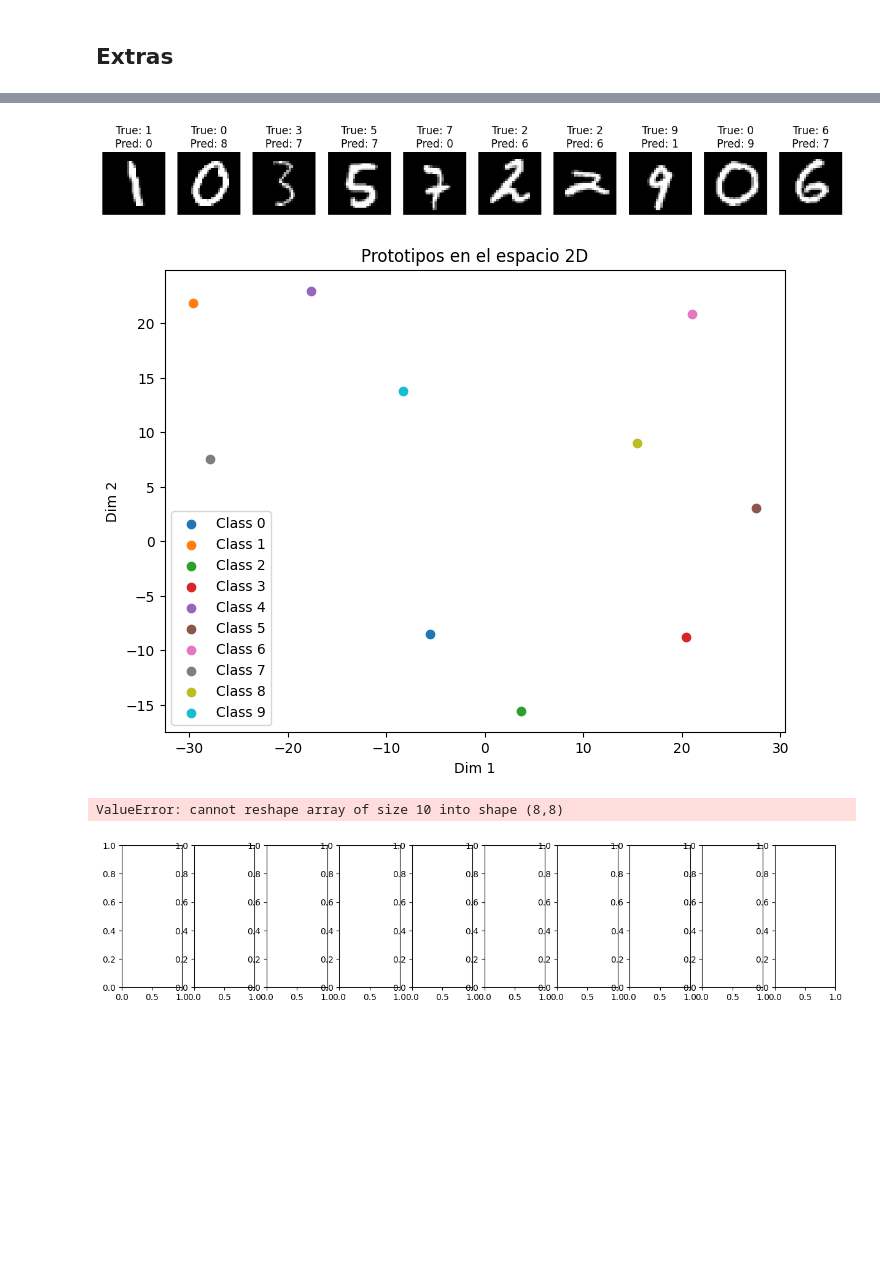
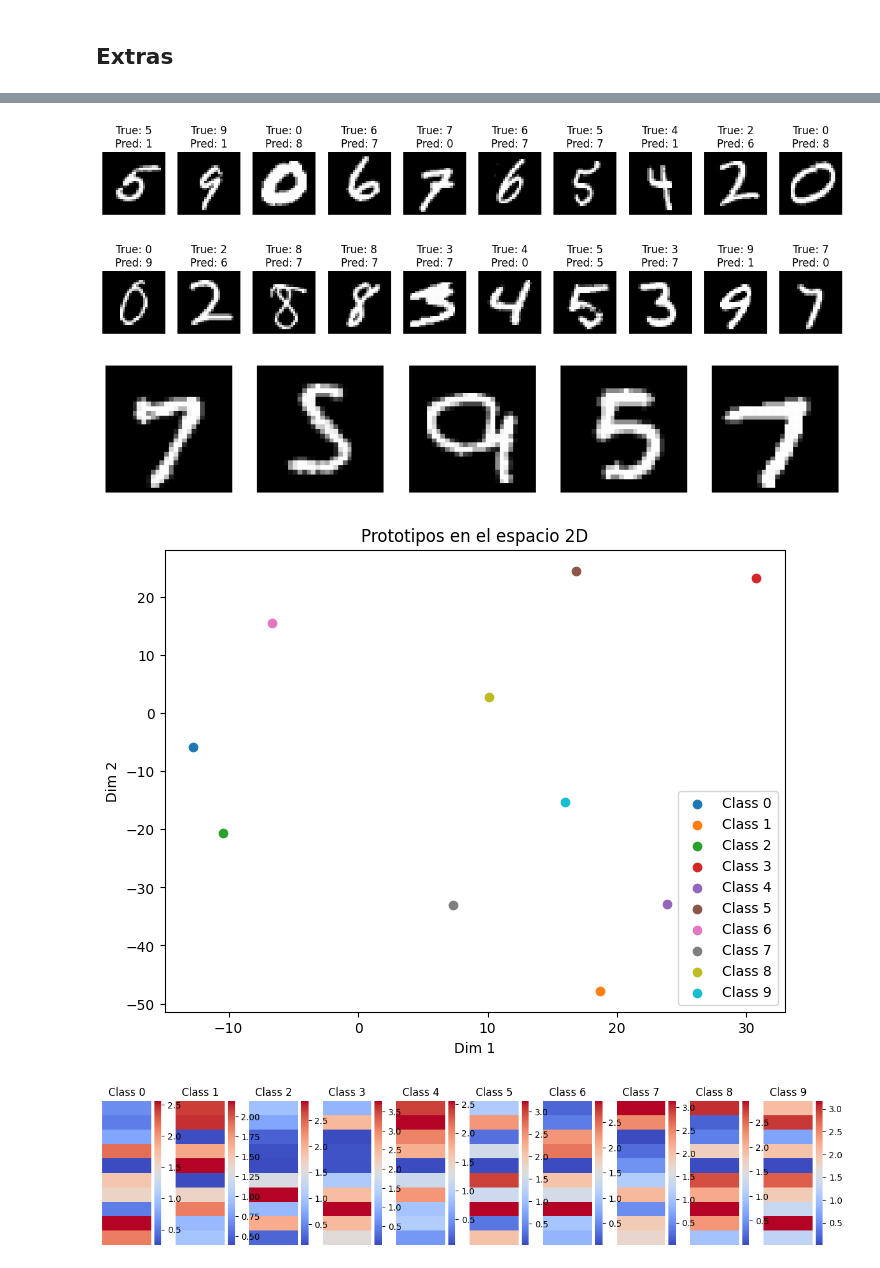
Before and after one commit to sarenales/PrototypesVulnerabilities, a Jupyter notebook: prototipos.ipynb, the cells around one changed output, grey strips where cells are left out. Drawn from its saved outputs; the diff is of its cells as text; code cells hidden in the pictures; blank space fills up the shorter version.

Commit message:
Add files via upload
tiene un buen accuracy en test pero luego las etiquetas reales no coinciden con las predichas 🤯

```diff
--- a/prototipos.ipynb
+++ b/prototipos.ipynb
@@ -23,7 +23,7 @@ def get_parser():
     parser.add_argument('-nep', '--epochs',
                         type=int,
                         help='number of epochs to train for',
-                        default=100)
+                        default=9)
 
     parser.add_argument('-lr', '--learning_rate',
                         type=float,
@@ -568,9 +583,11 @@ import os
 import sys
 import torch
 
-options = get_parser().parse_args()
+options, unknown = get_parser().parse_known_args()
 if not os.path.exists(options.experiment_root):
     os.makedirs(options.experiment_root)
+
+
 
 if torch.cuda.is_available() and not options.cuda:
     print("WARNING: You have a CUDA device, so you should probably run with --cuda")
@@ -756,7 +781,64 @@ def test_and_visualize(model, test_dataloader, n_samples=10, img_size=(28, 28)):
 # Llamar a la función para probar el modelo y visualizar predicciones
 test_and_visualize(model, test_dataloader, n_samples=10, img_size=(28, 28))
 # %% [output]
-[figure, old version]
+[figure, new version]
+# %%
+import torch
+import matplotlib.pyplot as plt
+
+def test_and_visualize(model, test_dataloader, n_samples=10):
+    model.eval()
+
+    images_list = []
+    true_labels = []
+    predicted_labels = []
+
+    with torch.no_grad():
+        for images, targets in test_dataloader:
+            images = images.to(next(model.parameters()).device)
+            outputs = model(images)
+            preds = outputs.argmax(dim=1).cpu()
+
+            images_list.append(images.cpu())
+            true_labels.append(targets.cpu())
+            predicted_labels.append(preds)
+
+            if sum(len(batch) for batch in images_list) >= n_samples:
+                break
+
+    # Concatenar y truncar al tamaño deseado
+    images_list = torch.cat(images_list, dim=0)[:n_samples]
+    true_labels = torch.cat(true_labels, dim=0)[:n_samples]
+    predicted_labels = torch.cat(predicted_labels, dim=0)[:n_samples]
+
+    # Graficar imágenes con etiquetas reales y predichas
+    fig, axes = plt.subplots(1, n_samples, figsize=(15, 3))
+    for i, ax in enumerate(axes):
+        img = images_list[i]
+        if img.dim() == 3 and img.shape[0] == 1:  # (1, 28, 28) -> (28, 28)
+            img = img.squeeze(0)
+        ax.imshow(img.numpy(), cmap='gray')
+        ax.set_title(f'True: {true_labels[i].item()}\nPred: {predicted_labels[i].item()}')
+        ax.axis('off')
+
+    plt.show()
+
+# Llamar a la función para probar el modelo y visualizar predicciones
+test_and_visualize(model, test_dataloader, n_samples=10)
+# %% [output]
+[figure, added]
+# %%
+import matplotlib.pyplot as plt
+
+# Mostrar algunas imágenes de test
+test_images, _ = next(iter(test_dataloader))
+fig, axes = plt.subplots(1, 5, figsize=(10, 2))
+for i, ax in enumerate(axes):
+    ax.imshow(test_images[i].squeeze().numpy(), cmap='gray')
+    ax.axis('off')
+plt.show()
+# %% [output]
+[figure, added]
 # %%
 import torch
 import matplotlib.pyplot as plt
@@ -813,7 +895,7 @@ def visualize_prototypes_tsne(model, dataset, n_classes=10):
 # Llamar a la función
 visualize_prototypes_tsne(model, dataset=test_dataloader.dataset, n_classes=10)
 # %% [output]
-[figure, old version]
+[figure, new version]
 # %%
 import seaborn as sns
 
@@ -826,33 +908,33 @@ def visualize_prototypes_heatmap(model, dataset, n_classes=10):
         for i in range(len(dataset)):
             img, label = dataset[i]
             img = img.unsqueeze(0)
             embedding = model.encoder(img)
             embeddings.append(embedding)
             labels.append(label)
 
     embeddings = torch.cat(embeddings)
     labels = torch.tensor(labels)
 
     prototypes = []
     for c in range(n_classes):
         class_embeddings = embeddings[labels == c]
         if len(class_embeddings) > 0:
             proto = class_embeddings.mean(dim=0)
             prototypes.append(proto)
 
     prototypes = torch.stack(prototypes).cpu().numpy()
 
     # Visualizar como heatmap
     fig, axes = plt.subplots(1, n_classes, figsize=(15, 3))
     for i, ax in enumerate(axes):
-        sns.heatmap(prototypes[i].reshape(8, 8), cmap="coolwarm", ax=ax)
+        #print(prototypes[i].shape)
+        sns.heatmap(prototypes[i].reshape(10, 1), cmap="coolwarm", ax=ax)
         ax.set_title(f'Class {i}')
         ax.axis('off')
 
     plt.show()
 
 # Llamar a la función
 visualize_prototypes_heatmap(model, dataset=test_dataloader.dataset, n_classes=10)
 # %% [output]
-ValueError: cannot reshape array of size 10 into shape (8,8)
-[figure, old version]
+[figure, new version]
```
Also changed, not shown: parts of 3 cells of this notebook.
